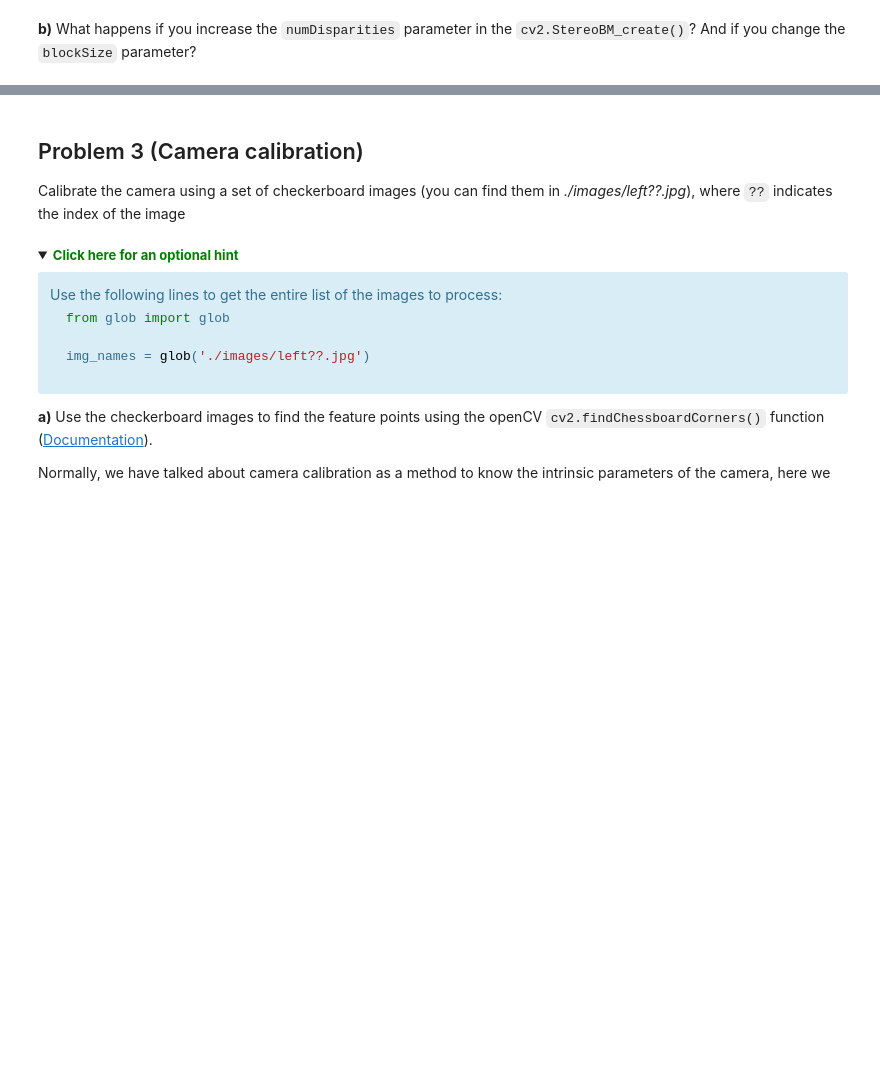
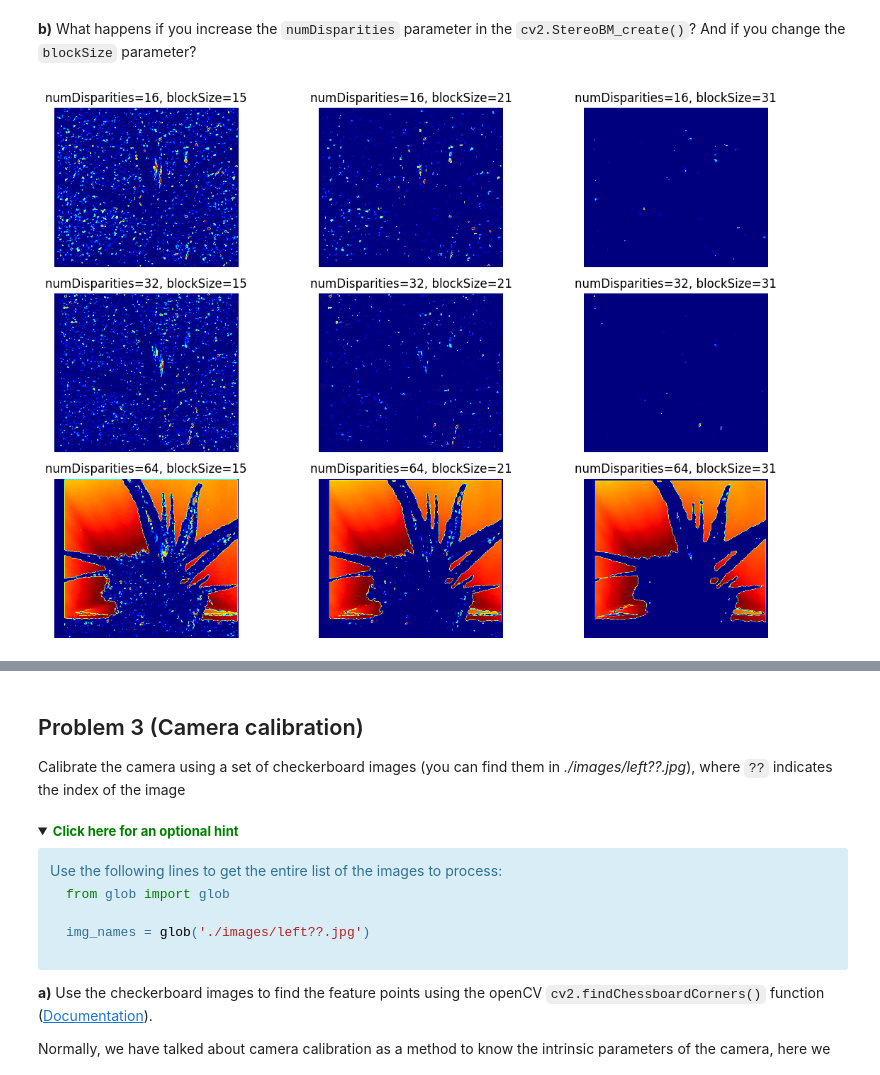
Before and after one commit to Pappol/AIS_notes, a Jupyter notebook: Image processing(Stavanger)/Lab7/LABexc7-ELE510-2023.ipynb, the cells around one changed output, grey strips where cells are left out. Cells and saved outputs as stored; diff of their text form; code cells hidden in the pictures; folded sections open; blank space fills up the shorter version.

```diff
--- a/Image processing(Stavanger)/Lab7/LABexc7-ELE510-2023.ipynb
+++ b/Image processing(Stavanger)/Lab7/LABexc7-ELE510-2023.ipynb
@@ -38,0 +122,28 @@ Find the disparity map between the following images: **./images/aloeL.jpg** and
+# %%
+# Create a list of parameter values to test
+num_disparities_values = [16, 32, 64]  # Vary the numDisparities parameter
+block_size_values = [15, 21, 31]      # Vary the blockSize parameter
+
+# Create subplots for displaying the disparity maps
+fig, axes = plt.subplots(len(num_disparities_values), len(block_size_values), figsize=(12, 8))
+
+for i, num_disparities in enumerate(num_disparities_values):
+    for j, block_size in enumerate(block_size_values):
+        # Create a StereoBM object with the current parameters
+        stereo = cv2.StereoBM_create(numDisparities=num_disparities, blockSize=block_size)
+
+        # Compute the disparity map
+        disparity_map = stereo.compute(left_image, right_image)
+
+        # Normalize the disparity map for visualization
+        disparity_map = cv2.normalize(disparity_map, disparity_map, alpha=0, beta=255, norm_type=cv2.NORM_MINMAX, dtype=cv2.CV_8U)
+
+        # Display the disparity map in the subplot
+        axes[i, j].imshow(disparity_map, cmap='jet')
+        axes[i, j].set_title(f'numDisparities={num_disparities}, blockSize={block_size}')
+        axes[i, j].axis('off')
+
+plt.tight_layout()
+plt.show()
+# %% [output]
+[figure, added]
```
Also changed, not shown: parts of 12 cells of this notebook.
